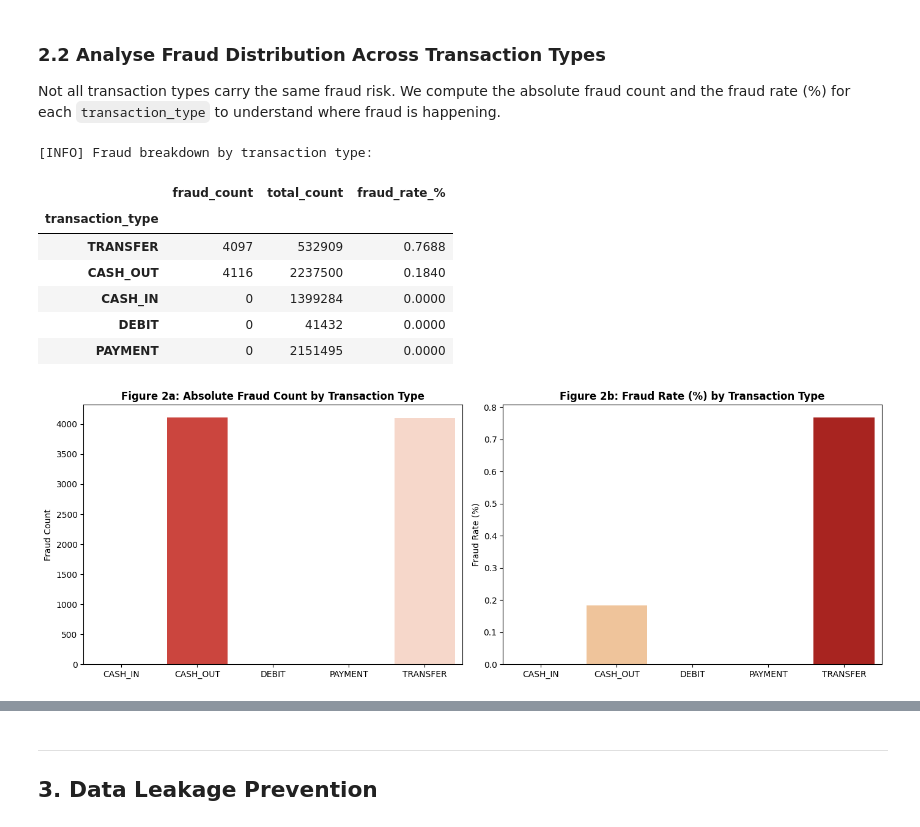
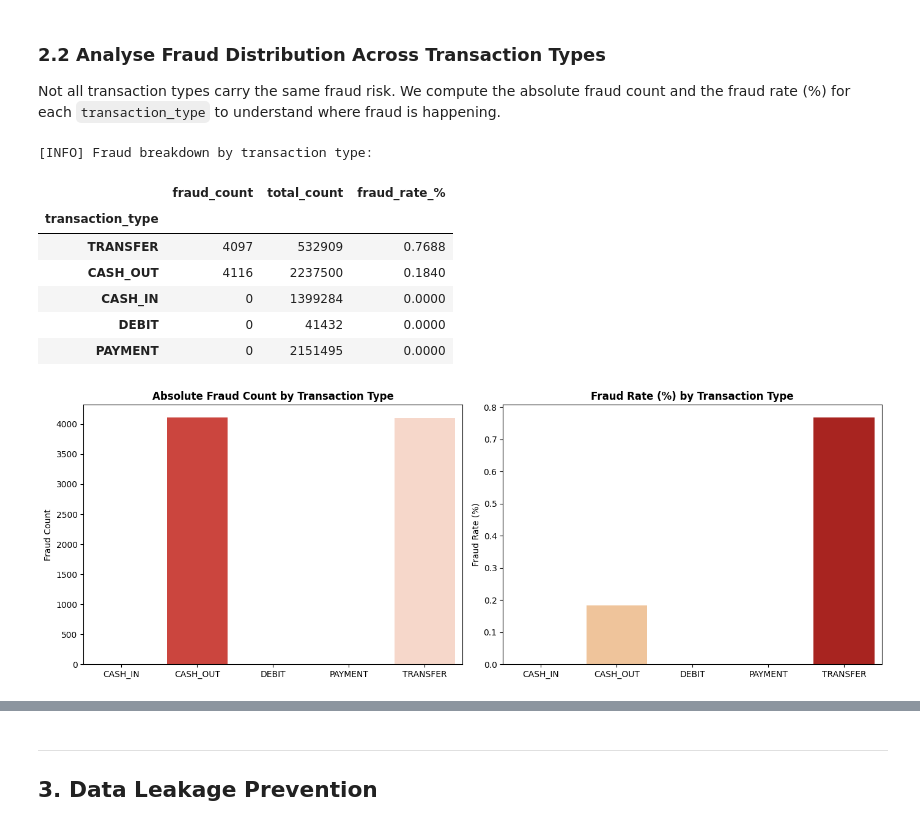
Before and after one commit to Quynh-Trang12/anomaly-watchers-donutpuff, a Jupyter notebook: ml_pipeline/notebooks/01_primary_analysis.ipynb, the cells around one changed output, grey strips where cells are left out. Drawn from its saved outputs; the diff is of its cells as text; code cells hidden in the pictures.

```diff
--- a/ml_pipeline/notebooks/01_primary_analysis.ipynb
+++ b/ml_pipeline/notebooks/01_primary_analysis.ipynb
@@ -167,7 +178,14 @@ try:
     # 3. Securely fetch the target dataset payload via Kaggle API
     logger.info("Requesting 'ealaxi/paysim1' dataset from Kaggle...")
     dataset_path = kagglehub.dataset_download("ealaxi/paysim1")
-    logger.success(f"Dataset securely downloaded/located at: {dataset_path}")
+
+    # Dynamically fetch the current user's home directory (Works on Windows/Mac/Linux)
+    user_home = str(Path.home())
+
+    # Sanitize the local system path for professional logging
+    sanitized_path = dataset_path.replace(user_home, '<USER_HOME>')
+
+    logger.success(f"Dataset securely downloaded and located at: {sanitized_path}")
 
     # 4. Locate the specific CSV file within the payload directory
     csv_files = [f for f in os.listdir(dataset_path) if f.endswith('.csv')]
@@ -320,8 +338,7 @@ is_fraud
 
 Not all transaction types carry the same fraud risk. We compute the absolute fraud count and the fraud rate (%) for each `transaction_type` to understand where fraud is happening.
 # %%
-import seaborn as sns
-import matplotlib.pyplot as plt
+# Group target label by transaction type to isolate vulnerability vectors
 
 type_fraud = df.groupby("transaction_type")["is_fraud"].agg(["sum", "count"])
 type_fraud.columns = ["fraud_count", "total_count"]
@@ -347,34 +364,34 @@ sns.barplot(
     dodge=False,
     legend=False
 )
-axes[0].set_title("Figure 2a: Absolute Fraud Count by Transaction Type", fontweight="bold")
+axes[0].set_title("Absolute Fraud Count by Transaction Type", fontweight="bold")
 axes[0].set_ylabel("Fraud Count")
 axes[0].set_xlabel("")
 
 # Right: fraud rate (%) per type
 sns.barplot(
     x="transaction_type",
     y="fraud_rate_%",
     data=type_fraud_plot,
     ax=axes[1],
     palette="OrRd",
     hue="transaction_type",
     dodge=False,
     legend=False
 )
-axes[1].set_title("Figure 2b: Fraud Rate (%) by Transaction Type", fontweight="bold")
+axes[1].set_title("Fraud Rate (%) by Transaction Type", fontweight="bold")
 axes[1].set_ylabel("Fraud Rate (%)")
 axes[1].set_xlabel("")
 
 plt.tight_layout()
 plt.show()
 # %% [output]
 [INFO] Fraud breakdown by transaction type:
 |  | fraud_count | total_count | fraud_rate_% |
 | transaction_type |  |  |  |
 | TRANSFER | 4097 | 532909 | 0.7688 |
 | CASH_OUT | 4116 | 2237500 | 0.1840 |
 | CASH_IN | 0 | 1399284 | 0.0000 |
 | DEBIT | 0 | 41432 | 0.0000 |
 | PAYMENT | 0 | 2151495 | 0.0000 |
-[figure, old version]
+[figure, new version]
```
Also changed, not shown: parts of 60 cells of this notebook, 16 other files.
